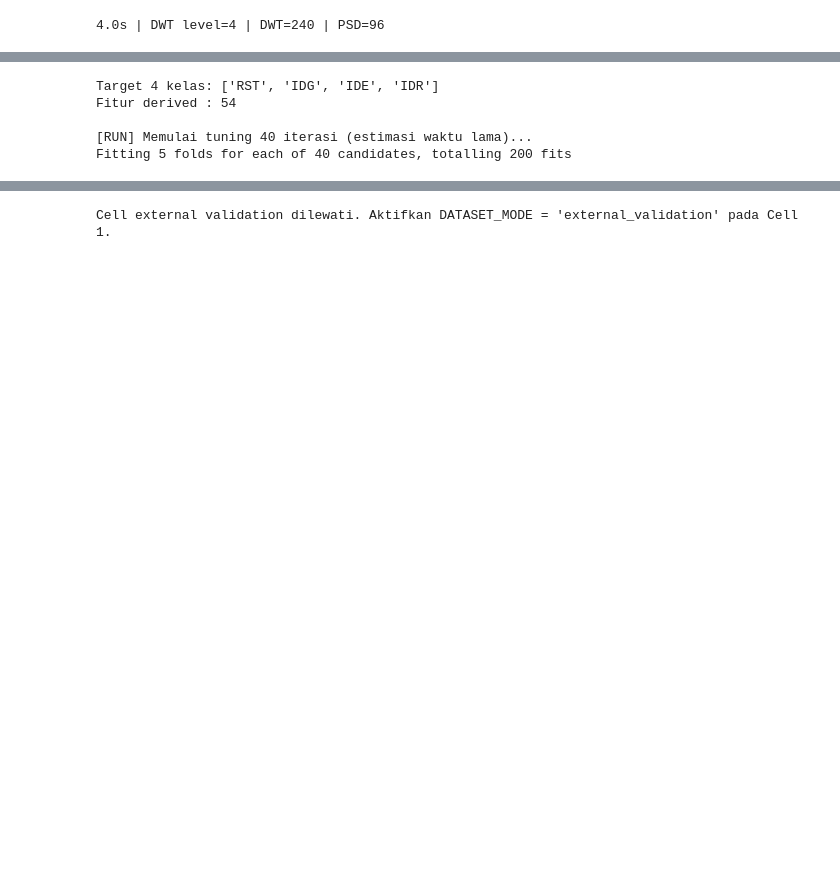
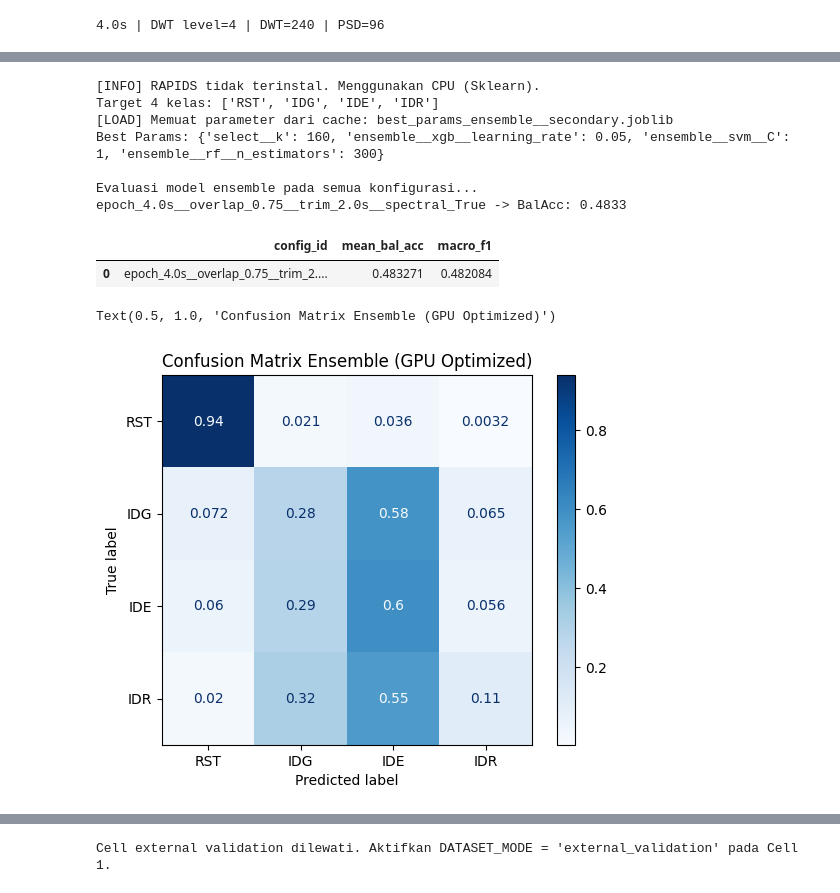
Before and after one commit to Ersaoktaviannn/eeg-creative-state-classifier, a Jupyter notebook: EEG_Secondary-v4.ipynb, the cells around one changed output, grey strips where cells are left out. Saved outputs shown, nothing was run; the diff lists cells and outputs as text; code cells hidden in the pictures; blank space fills up the shorter version.

```diff
--- a/EEG_Secondary-v4.ipynb
+++ b/EEG_Secondary-v4.ipynb
@@ -16,7 +14,6 @@ import ipywidgets as widgets
 from math import gcd
 from hashlib import sha1
 from IPython.display import display, clear_output
-from google.colab import files
 from scipy.signal import butter, detrend, resample_poly, sosfiltfilt, welch
 from scipy.stats import entropy
 from sklearn.feature_selection import SelectKBest, f_classif
@@ -30,18 +27,18 @@ warnings.filterwarnings("ignore")
 mne.set_log_level("ERROR")
 
 # --- KONFIGURASI DIREKTORI ---
-BASE_DIR               = Path("/content/Creativity-Dataset/")
-SECONDARY_DIR          = BASE_DIR / "Secondary"
+BASE_DIR               = Path(r"C:\Users\EEG Nasywa\Downloads\dataset")
+SECONDARY_DIR          = BASE_DIR
 OUTPUT_DIR             = BASE_DIR / "output"
 CACHE_DIR              = BASE_DIR / "cache"
 FEATURE_CACHE_DIR      = CACHE_DIR / "features"
 PREPROCESSED_CACHE_DIR = CACHE_DIR / "preprocessed"
 
-for folder in [SECONDARY_DIR, PREPROCESSED_CACHE_DIR, FEATURE_CACHE_DIR, OUTPUT_DIR]:
+for folder in [PREPROCESSED_CACHE_DIR, FEATURE_CACHE_DIR, OUTPUT_DIR]:
     folder.mkdir(parents=True, exist_ok=True)
 
 # --- SMART FILE DETECTION (Mencegah Upload Ulang) ---
-existing_files = list(Path('/content/').glob('*.mat')) + list(SECONDARY_DIR.glob('*.mat'))
+existing_files = list(SECONDARY_DIR.glob('*.mat'))
 
 if len(existing_files) > 0:
     print(f"[SKIP] Ditemukan {len(existing_files)} file .mat di session. Tidak perlu upload ulang.")
@@ -70,7 +67,7 @@ ADD_SPECTRAL_FEATURES = True
 MAX_EPOCHS_PER_SUBJECT_CLASS = 300
 RANDOM_STATE           = 42
 DATASET_MODE       = "secondary"
-CACHE_VERSION          = f"v7_feature_schema_subject_stats__{DATASET_MODE}"
+CACHE_VERSION          = f"v8_fix_channels__{DATASET_MODE}"
 FORCE_REBUILD_FEATURES = False
 
 EXPERIMENT_CONFIGS = [{"epoch_seconds": 4.0, "overlap_ratio": 0.75, "primary_trim_seconds": 2.0}]
@@ -269,6 +297,25 @@ def normalize_primary_channels(eeg):
         eeg[i] = (sig - med) / scale
     return eeg.astype(np.float32)
 
+
+def load_record_eeg(ref):
+    import scipy.io as sio
+    file_path = ref['file_path']
+    mat_key = ref['mat_key']
+    try:
+        mat = sio.loadmat(file_path)
+        data = mat[mat_key]
+    except Exception:
+        import h5py
+        import numpy as np
+        with h5py.File(file_path, 'r') as hf:
+            data = np.array(hf[mat_key])
+            if data.shape[0] > data.shape[1] and data.shape[1] < 100:
+                data = data.T
+    if ref.get("source") == "secondary":
+        data = data[SECONDARY_SELECTED_INDICES, :]
+    return data, {"original_shape": data.shape}
+
 def preprocess_record(ref):
     eeg, c_log = load_record_eeg(ref)
     rep_log, bads = None, []
@@ -754,7 +797,6 @@ Target 4 kelas: ['RST', 'IDG', 'IDE', 'IDR']
 import numpy as np
 import pandas as pd
 import joblib
-import torch
 from sklearn.model_selection import StratifiedKFold, RandomizedSearchCV
 from sklearn.metrics import balanced_accuracy_score, f1_score, ConfusionMatrixDisplay
 from imblearn.over_sampling import RandomOverSampler
@@ -782,6 +824,7 @@ EVAL_REPEATS = 3
 # --- VERIFIKASI UTILISASI GPU ---
 try:
     import cuml
+    import torch
     from cuml.svm import SVC as cumlSVC
     from cuml.ensemble import RandomForestClassifier as cumlRF
     USE_GPU = torch.cuda.is_available()
@@ -798,7 +841,10 @@ except ImportError:
 def make_ensemble_accelerated(svc_C, svc_gamma, rf_n, rf_depth, knn_k, knn_w, select_k, n_features_available, xgb_n=200, xgb_depth=6, xgb_lr=0.1):
     k = int(min(select_k, n_features_available))
     clf1 = cumlSVC(C=svc_C, kernel='rbf', gamma=svc_gamma, probability=True, random_state=RANDOM_STATE)
-    clf2 = cumlRF(n_estimators=rf_n, max_depth=rf_depth, n_bins=128, random_state=RANDOM_STATE)
+    if USE_GPU:
+        clf2 = cumlRF(n_estimators=rf_n, max_depth=rf_depth, n_bins=128, random_state=RANDOM_STATE)
+    else:
+        clf2 = cumlRF(n_estimators=rf_n, max_depth=rf_depth, random_state=RANDOM_STATE)
     from sklearn.neighbors import KNeighborsClassifier
     clf3 = KNeighborsClassifier(n_neighbors=knn_k, weights=knn_w)
     from xgboost import XGBClassifier
@@ -856,38 +902,43 @@ print("Best Params:", FINAL_PARAMS)
 
 # --- CROSS-CONFIG EVALUATION ---
 comparison_rows = []
 print("\nEvaluasi model ensemble pada semua konfigurasi...")
 for ident, df in enriched_tables.items():
     cols = feature_columns_by_config[ident]
     X, y, groups = df[cols].fillna(0).values, df["label"].values, df["group_id"].values
     scores, all_pred, all_true = [], [], []
     for tr, te in cv_splits(y, groups, n_splits=5, n_repeats=EVAL_REPEATS):
-        pipe = make_ensemble_accelerated(FINAL_PARAMS["ensemble__svm__C"], 'scale', 200, 15, 5, 'distance', FINAL_PARAMS["select__k"], len(cols))
+        pipe = make_ensemble_accelerated(FINAL_PARAMS.get("ensemble__svm__C", 10), 'scale', 200, 15, 5, 'distance', FINAL_PARAMS.get("select__k", 160), len(cols))
         pipe.fit(X[tr], y[tr])
         pred = pipe.predict(X[te])
         scores.append(balanced_accuracy_score(y[te], pred))
         all_pred.extend(pred); all_true.extend(y[te])
     comparison_rows.append({"config_id": ident, "mean_bal_acc": np.mean(scores), "macro_f1": f1_score(all_true, all_pred, average='macro', zero_division=0)})
     print(f"{ident[:50]} -> BalAcc: {np.mean(scores):.4f}")
 
 comparison_df = pd.DataFrame(comparison_rows).sort_values("mean_bal_acc", ascending=False)
 comparison_df.to_csv(EVAL_CACHE_PATH, index=False)
 display(comparison_df)
 
 FINAL_CONFIG_ID = comparison_df.iloc[0]["config_id"]
 FINAL_COLS = feature_columns_by_config[FINAL_CONFIG_ID]
 final_feature_df = enriched_tables[FINAL_CONFIG_ID]
 
 # --- Confusion Matrix Final ---
 ConfusionMatrixDisplay.from_predictions(all_true, all_pred, labels=TARGET_LABELS, normalize="true", cmap="Blues")
 plt.title("Confusion Matrix Ensemble (GPU Optimized)")
-plt.show()
 # %% [output]
+[INFO] RAPIDS tidak terinstal. Menggunakan CPU (Sklearn).
 Target 4 kelas: ['RST', 'IDG', 'IDE', 'IDR']
-Fitur derived : 54
+[LOAD] Memuat parameter dari cache: best_params_ensemble__secondary.joblib
+Best Params: {'select__k': 160, 'ensemble__xgb__learning_rate': 0.05, 'ensemble__svm__C': 1, 'ensemble__rf__n_estimators': 300}
 
-[RUN] Memulai tuning 40 iterasi (estimasi waktu lama)...
-Fitting 5 folds for each of 40 candidates, totalling 200 fits
+Evaluasi model ensemble pada semua konfigurasi...
+epoch_4.0s__overlap_0.75__trim_2.0s__spectral_True -> BalAcc: 0.4833
+|  | config_id | mean_bal_acc | macro_f1 |
+| 0 | epoch_4.0s__overlap_0.75__trim_2.... | 0.483271 | 0.482084 |
+Text(0.5, 1.0, 'Confusion Matrix Ensemble (GPU Optimized)')
+[figure, added]
 # %%
 # ============================================================
 # CELL 10 — EVALUASI PER CLASSIFIER INDIVIDUAL (WITH RECOVERY)
```
Also changed, not shown: parts of 11 cells of this notebook.
